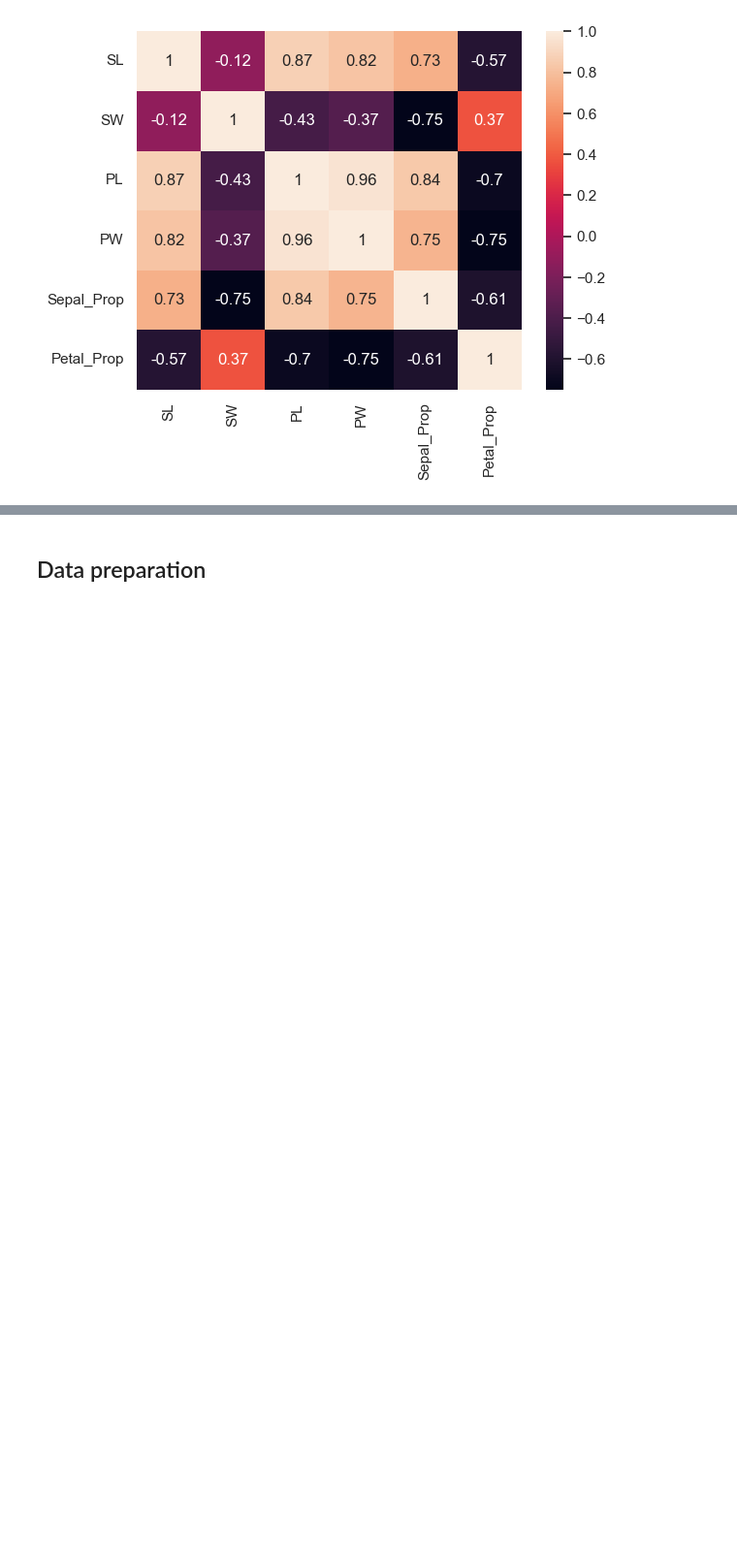
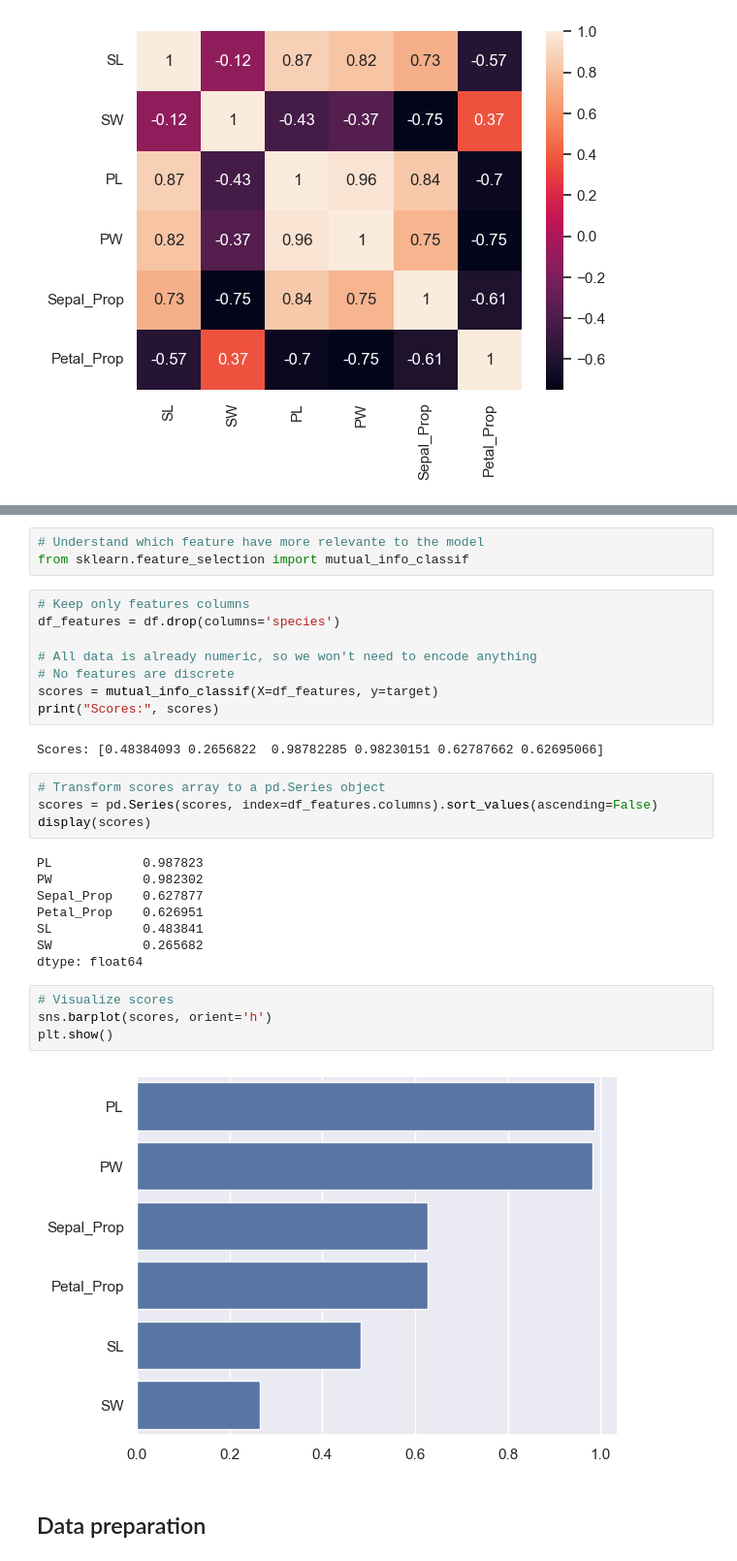
Before and after one commit to Drieger/iris-dataset-eda, a Jupyter notebook: iris.ipynb, the cells around one changed output, grey strips where cells are left out. Shown at 97% size. Saved outputs shown, nothing was run; the diff lists cells and outputs as text; blank space fills up the shorter version.

Commit message:
chore: understand feature relevance

```diff
--- a/iris.ipynb
+++ b/iris.ipynb
@@ -260,2 +260,33 @@ plt.show()
+# %%
+# Understand which feature have more relevante to the model
+from sklearn.feature_selection import mutual_info_classif
+# %%
+# Keep only features columns
+df_features = df.drop(columns='species')
+
+# All data is already numeric, so we won't need to encode anything
+# No features are discrete
+scores = mutual_info_classif(X=df_features, y=target)
+print("Scores:", scores)
+# %% [output]
+Scores: [0.48384093 0.2656822  0.98782285 0.98230151 0.62787662 0.62695066]
+# %%
+# Transform scores array to a pd.Series object
+scores = pd.Series(scores, index=df_features.columns).sort_values(ascending=False)
+display(scores)
+# %% [output]
+PL            0.987823
+PW            0.982302
+Sepal_Prop    0.627877
+Petal_Prop    0.626951
+SL            0.483841
+SW            0.265682
+dtype: float64
+# %%
+# Visualize scores
+sns.barplot(scores, orient='h')
+plt.show()
+# %% [output]
+[figure, added]
 # %% [markdown]
 ## Data preparation
```
Also changed, not shown: parts of 2 cells of this notebook.
